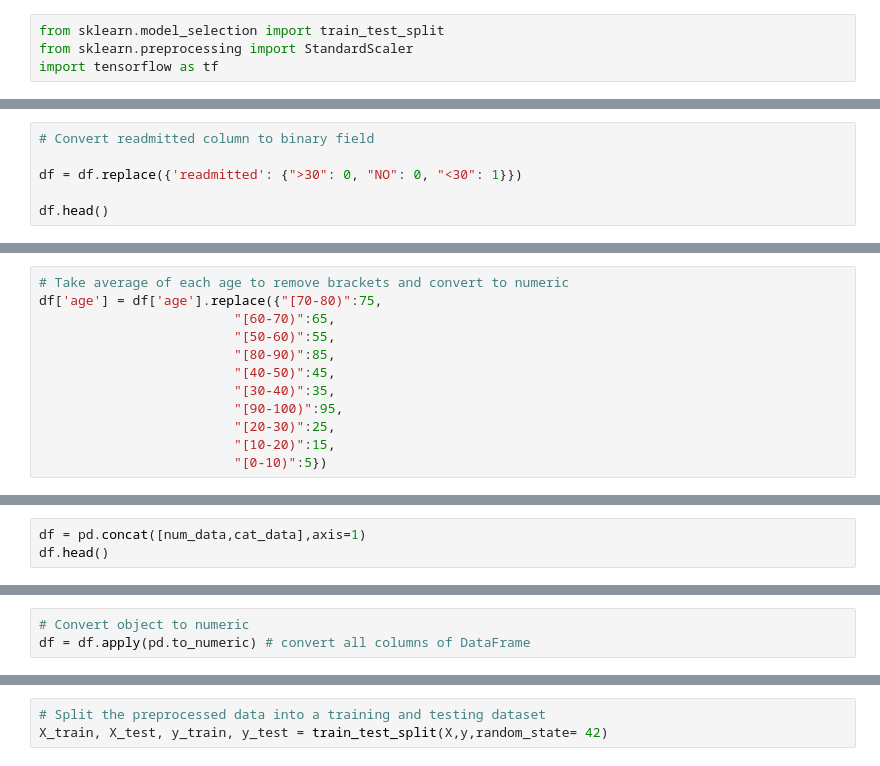
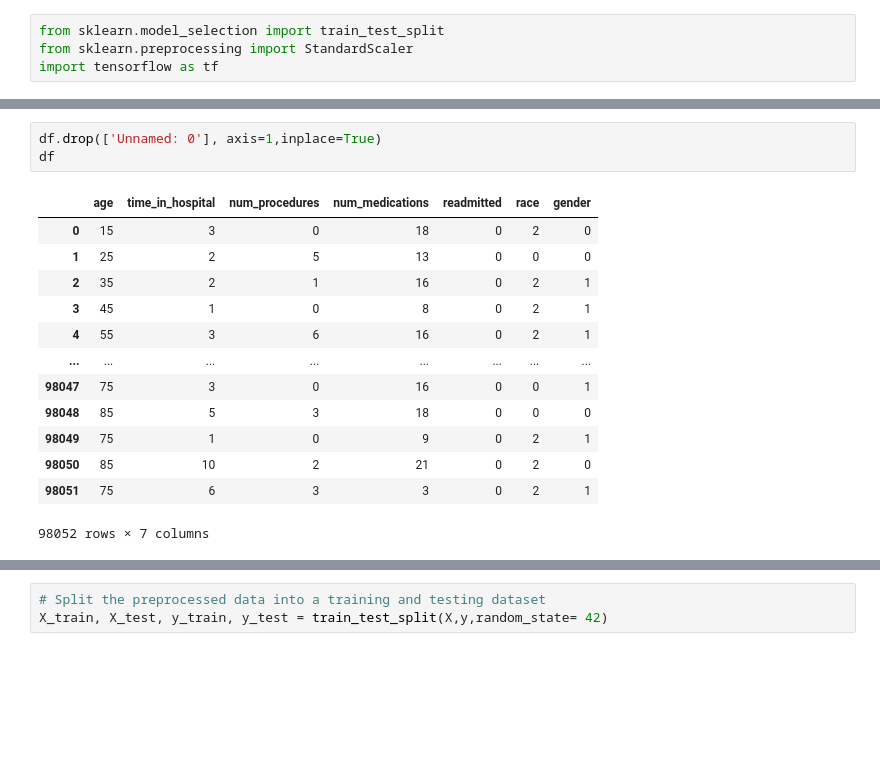
Before and after one commit to uvineet53/optum_22, a Jupyter notebook: diabetes_nn_model.ipynb, the cells around one changed output, grey strips where cells are left out. Cells and saved outputs as stored; diff of their text form; blank space fills up the shorter version.

```diff
--- a/diabetes_nn_model.ipynb
+++ b/diabetes_nn_model.ipynb
@@ -43,6 +22,0 @@ df
-# %%
-# Convert readmitted column to binary field
-
-df = df.replace({'readmitted': {">30": 0, "NO": 0, "<30": 1}})
-
-df.head()
@@ -56,12 +22,0 @@ df.head()
-# %%
-# Take average of each age to remove brackets and convert to numeric
-df['age'] = df['age'].replace({"[70-80)":75,
-                         "[60-70)":65,
-                         "[50-60)":55,
-                         "[80-90)":85,
-                         "[40-50)":45,
-                         "[30-40)":35,
-                         "[90-100)":95,
-                         "[20-30)":25,
-                         "[10-20)":15,
-                         "[0-10)":5})
@@ -107,3 +22,0 @@ See the caveats in the documentation: https://pandas.pydata.org/pandas-docs/stab
-# %%
-df = pd.concat([num_data,cat_data],axis=1)
-df.head()
@@ -121,3 +22,0 @@ df.shape
-# %%
-# Convert object to numeric
-df = df.apply(pd.to_numeric) # convert all columns of DataFrame
@@ -141,0 +23,17 @@ array([[ 5,  1,  0,  1,  3,  0],
+# %%
+df.drop(['Unnamed: 0'], axis=1,inplace=True)
+df
+# %% [output]
+|  | age | time_in_hospital | num_procedures | num_medications | readmitted | race | gender |
+| 0 | 15 | 3 | 0 | 18 | 0 | 2 | 0 |
+| 1 | 25 | 2 | 5 | 13 | 0 | 0 | 0 |
+| 2 | 35 | 2 | 1 | 16 | 0 | 2 | 1 |
+| 3 | 45 | 1 | 0 | 8 | 0 | 2 | 1 |
+| 4 | 55 | 3 | 6 | 16 | 0 | 2 | 1 |
+| ... | ... | ... | ... | ... | ... | ... | ... |
+| 98047 | 75 | 3 | 0 | 16 | 0 | 0 | 1 |
+| 98048 | 85 | 5 | 3 | 18 | 0 | 0 | 0 |
+| 98049 | 75 | 1 | 0 | 9 | 0 | 2 | 1 |
+| 98050 | 85 | 10 | 2 | 21 | 0 | 2 | 0 |
+| 98051 | 75 | 6 | 3 | 3 | 0 | 2 | 1 |
+98052 rows × 7 columns
```
Also changed, not shown: parts of 17 cells of this notebook.
